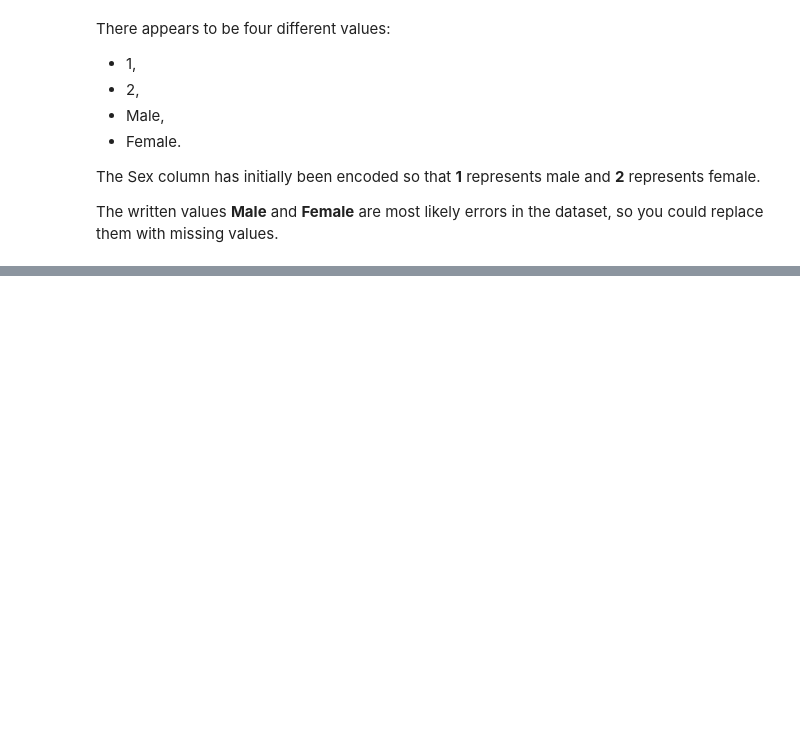
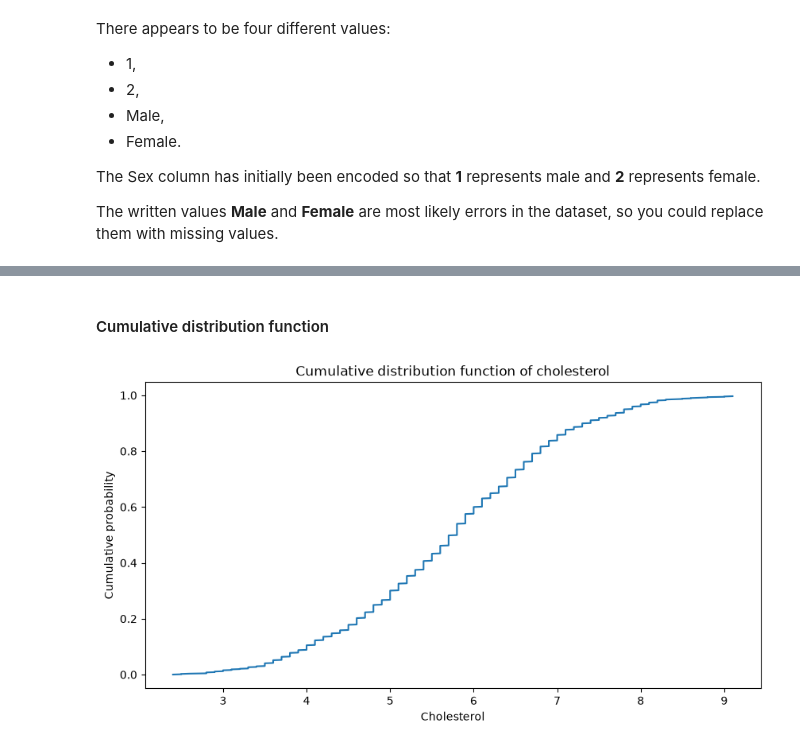
Before and after one commit to Arazm1/Data_Handling_and_Machine_Learning_TX00EY32-3008-practice, a Jupyter notebook: 2_Data_preprocessing_and_visualization/2.ipynb, the cells around one changed output, grey strips where cells are left out. Cells and saved outputs as stored; diff of their text form; code cells hidden in the pictures; blank space fills up the shorter version.

```diff
--- a/2_Data_preprocessing_and_visualization/2.ipynb
+++ b/2_Data_preprocessing_and_visualization/2.ipynb
@@ -128,0 +263,3 @@ df.describe(include='all')
+# %%
+df.rename(columns={'Smoking': 'Smoker'}, inplace=True)
+df
@@ -128,0 +383,18 @@ df.describe(include='all')
+# %% [markdown]
+#### Cumulative distribution function
+# %%
+# sort the values in the Cholesterol column
+sorted_data = df['Cholesterol'].sort_values()
+
+# create a list of evenly spaced values between 0 and 1
+cumulative = np.linspace(0, 1, len(sorted_data))
+
+# create the plot
+plt.figure(figsize=(10, 5))
+plt.plot(sorted_data, cumulative)
+plt.xlabel('Cholesterol')
+plt.ylabel('Cumulative probability')
+plt.title('Cumulative distribution function of cholesterol')
+plt.show()
+# %% [output]
+[figure, added]
```
Also changed, not shown: parts of 27 cells of this notebook.
